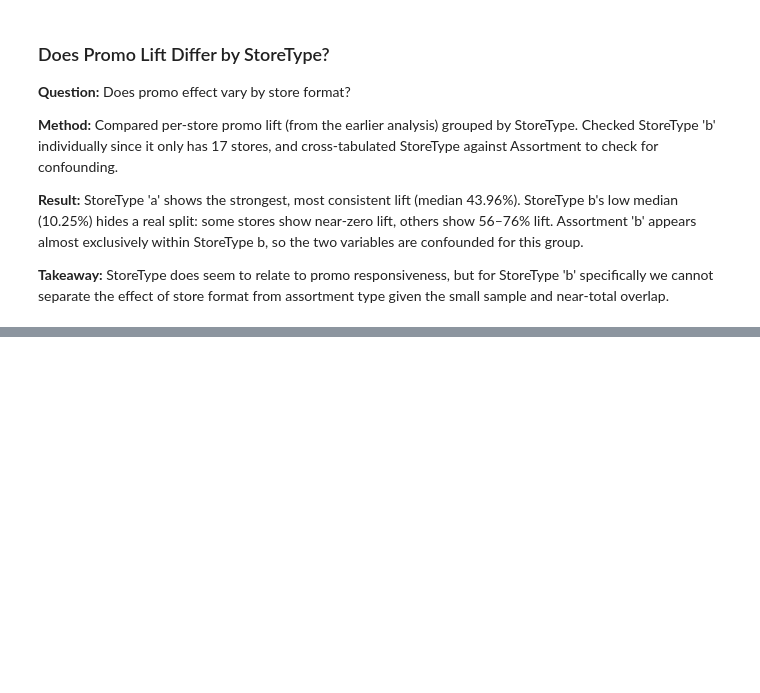
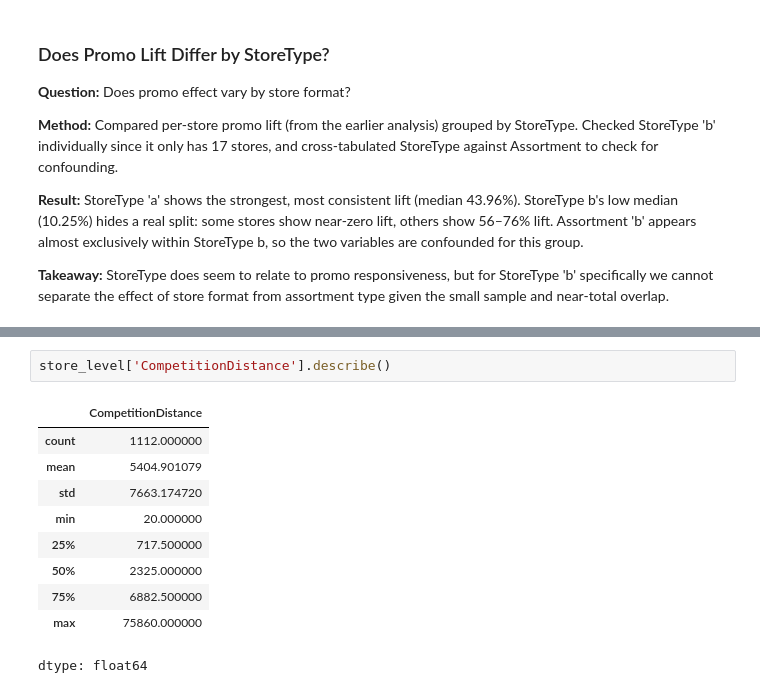
Before and after one commit to Aliraza-Amjad-Shaikh/demand-lens, a Jupyter notebook: notebooks/02_eda.ipynb, the cells around one changed output, grey strips where cells are left out. Cells and saved outputs as stored; diff of their text form; blank space fills up the shorter version.

```diff
--- a/notebooks/02_eda.ipynb
+++ b/notebooks/02_eda.ipynb
@@ -235,0 +269,13 @@ pd.crosstab(promo_by_store_type_assort['StoreType'], promo_by_store_type_assort[
+# %%
+store_level['CompetitionDistance'].describe()
+# %% [output]
+|  | CompetitionDistance |
+| count | 1112.000000 |
+| mean | 5404.901079 |
+| std | 7663.174720 |
+| min | 20.000000 |
+| 25% | 717.500000 |
+| 50% | 2325.000000 |
+| 75% | 6882.500000 |
+| max | 75860.000000 |
+dtype: float64
```
Also changed, not shown: parts of 10 cells of this notebook.
